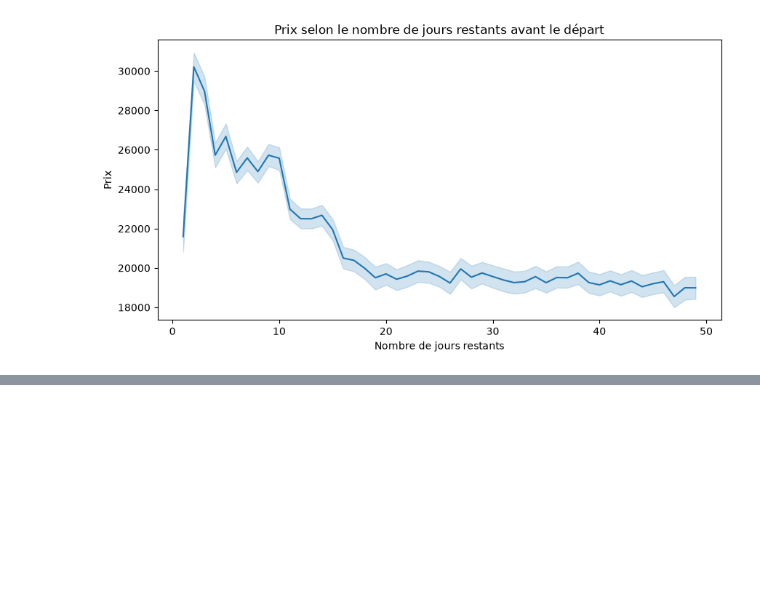
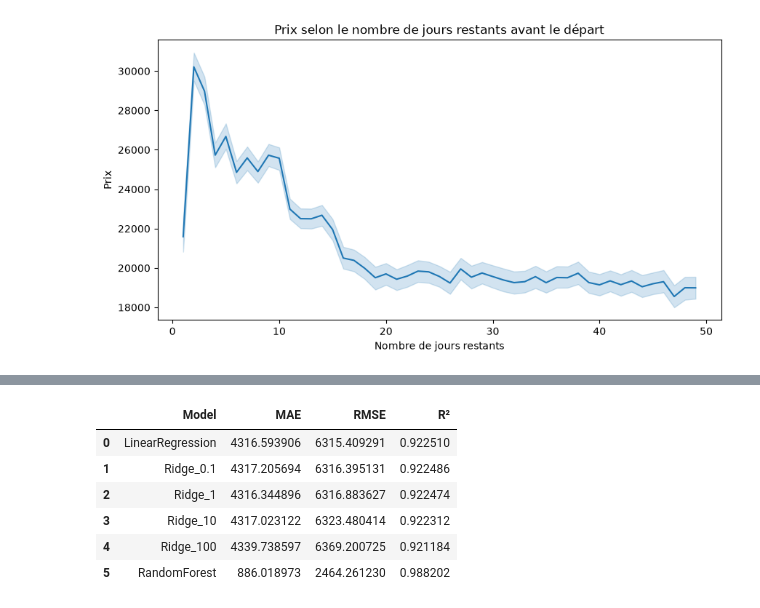
Before and after one commit to MounaSaiss/Machine_Learning-, a Jupyter notebook: app/app.ipynb, the cells around one changed output, grey strips where cells are left out. Cells and saved outputs as stored; diff of their text form; code cells hidden in the pictures; blank space fills up the shorter version.

Commit message:
do Préprossessing step and evaluation of Model

```diff
--- a/app/app.ipynb
+++ b/app/app.ipynb
@@ -205,0 +347,52 @@ plt.show()
+# %%
+models = {
+    "LinearRegression": LinearRegression(),
+
+    "Ridge_0.1": Ridge(alpha=0.1),
+    "Ridge_1": Ridge(alpha=1),
+    "Ridge_10": Ridge(alpha=10),
+    "Ridge_100": Ridge(alpha=100),
+
+    "RandomForest": RandomForestRegressor(
+        n_estimators=10,
+        random_state=42
+    )
+}
+# %%
+results = []
+
+for name, model in models.items():
+
+    pipeline = Pipeline([
+        ('preprocessing', preprocessor),
+        ('model', model)
+    ])
+
+    pipeline.fit(X_train, y_train)
+
+    mae, rmse, r2 = evaluate_model(
+        pipeline,
+        X_test,
+        y_test
+    )
+
+    results.append({
+        'Model': name,
+        'MAE': mae,
+        'RMSE': rmse,
+        'R²': r2
+    })
+# %%
+import pandas as pd
+
+results_df = pd.DataFrame(results)
+
+results_df
+# %% [output]
+|  | Model | MAE | RMSE | R² |
+| 0 | LinearRegression | 4316.593906 | 6315.409291 | 0.922510 |
+| 1 | Ridge_0.1 | 4317.205694 | 6316.395131 | 0.922486 |
+| 2 | Ridge_1 | 4316.344896 | 6316.883627 | 0.922474 |
+| 3 | Ridge_10 | 4317.023122 | 6323.480414 | 0.922312 |
+| 4 | Ridge_100 | 4339.738597 | 6369.200725 | 0.921184 |
+| 5 | RandomForest | 886.018973 | 2464.261230 | 0.988202 |
```
Also changed, not shown: parts of 24 cells of this notebook.
